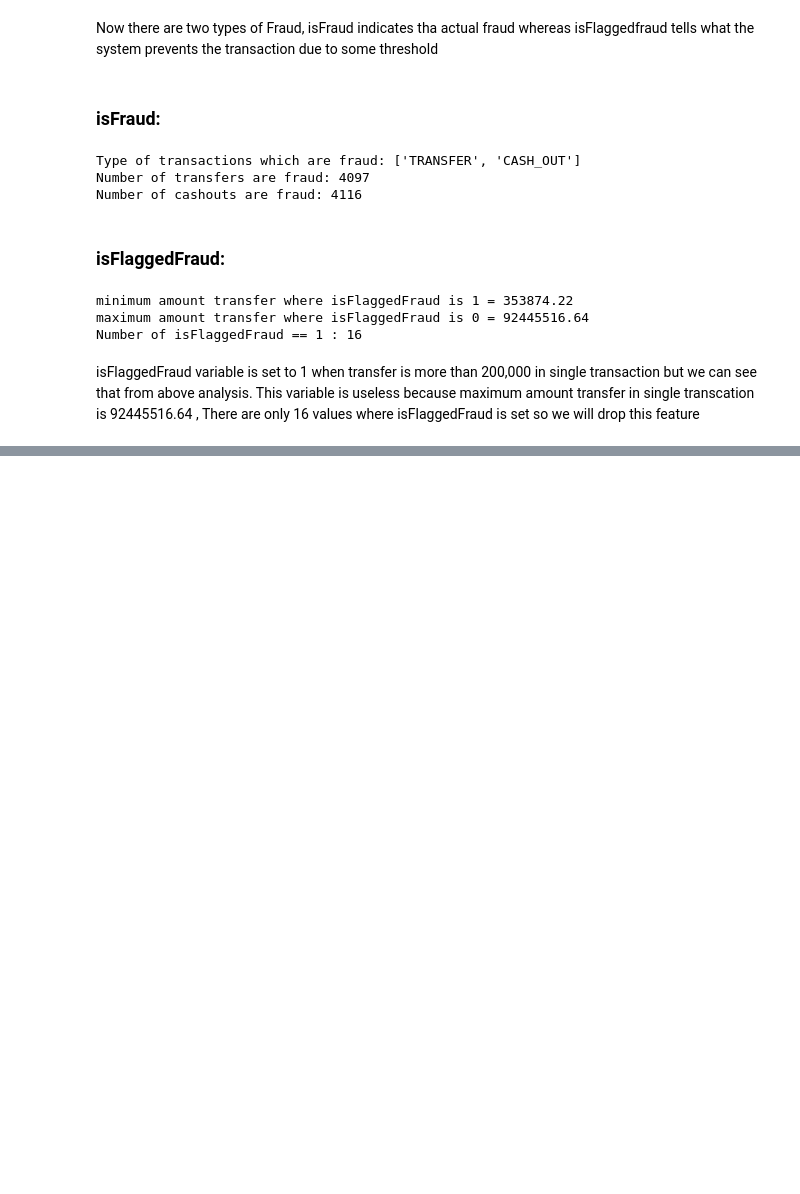
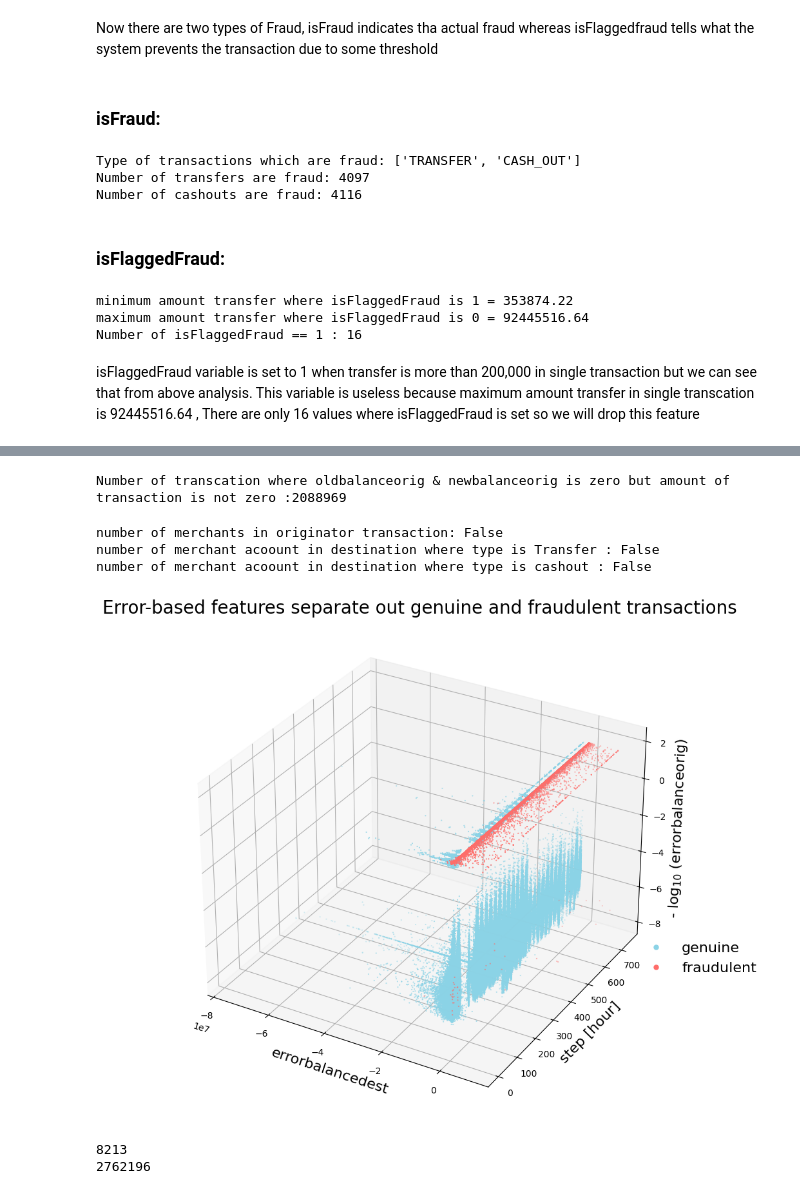
Before and after one commit to Sakhi29/Fraudulent-Transactions-Prediction, a Jupyter notebook: fraud_detection.ipynb, the cells around one changed output, grey strips where cells are left out. Saved outputs shown, nothing was run; the diff lists cells and outputs as text; code cells hidden in the pictures; blank space fills up the shorter version.

```diff
--- a/fraud_detection.ipynb
+++ b/fraud_detection.ipynb
@@ -107,0 +124,76 @@ isFlaggedFraud variable is set to 1 when transfer is more than 200,000 in single
+# %%
+zero_balance = list(df.loc[(df.oldbalanceOrg == 0) & (df.newbalanceOrig == 0) & (df.amount != 0)].type.values)
+
+print('Number of transcation where oldbalanceorig & newbalanceorig is zero but amount of transaction is not zero :{}'.format(len(zero_balance)))
+# %% [output]
+Number of transcation where oldbalanceorig & newbalanceorig is zero but amount of transaction is not zero :2088969
+# %%
+print('number of merchants in originator transaction: {}' .format(df.nameOrig.str.contains('M').any()))
+print('number of merchant acoount in destination where type is Transfer : {}' .format(df.loc[df.type =='TRANSFER'].nameDest.str.contains('M').any()))
+print('number of merchant acoount in destination where type is cashout : {}' .format(df.loc[df.type =='CASH_OUT'].nameDest.str.contains('M').any()))
+# %% [output]
+number of merchants in originator transaction: False
+number of merchant acoount in destination where type is Transfer : False
+number of merchant acoount in destination where type is cashout : False
+# %%
+x = df.loc[(df.type == 'TRANSFER') | (df.type == 'CASH_OUT')]
+y = x.isFraud
+x = x.drop(['isFraud','isFlaggedFraud','nameOrig','nameDest'],axis = 1)
+x['type']= x['type'].map({'TRANSFER':1,'CASH_OUT':2})
+# %%
+x.loc[(x.oldbalanceDest == 0) & (x.newbalanceDest == 0) & (x.amount != 0) ,['oldbalanceDest','newbalanceDest'] ] = -1
+x.loc[(x.oldbalanceOrg == 0) & (x.newbalanceOrig == 0) & (x.amount != 0) ,['oldbalanceOrg','newbalanceOrig'] ] = 0
+
+#imputing missing values
+# %%
+x['errorbalanceorig'] = x.newbalanceOrig + x.amount - x.oldbalanceOrg   # eg origin- oldbal = 10 ,newbal = 8 ,amount = 2 so, error =  8+2-10 = 0
+x['errorbalancedest'] = x.oldbalanceDest + x.amount - x.newbalanceDest   #eg - at dest its opposite , old bal = 8 ,new bal = 10 , amount = 2 :error = 8+2-10 = 0
+# %%
+x1 = 'errorbalancedest'
+y1 = 'step'
+z1= 'errorbalanceorig'
+zOffset = 0.02
+limit = len(x)
+
+sns.reset_orig()
+
+fig = plt.figure(figsize = (10, 12))
+ax = fig.add_subplot(111, projection='3d')
+
+ax.scatter(x.loc[y == 0, x1][:limit], x.loc[y == 0, y1][:limit], \
+  -np.log10(x.loc[y == 0, z1][:limit] + zOffset), c = '#8BD3E6', marker = '.', \
+  s = 1, label = 'genuine')
+
+ax.scatter(x.loc[y == 1, x1][:limit], x.loc[y == 1, y1][:limit], \
+  -np.log10(x.loc[y == 1, z1][:limit] + zOffset), c = '#FF6D6A', marker = '.', \
+  s = 1, label = 'fraudulent')
+
+ax.set_xlabel(x1, size = 16);
+ax.set_ylabel(y1 + ' [hour]', size = 16);
+ax.set_zlabel('- log$_{10}$ (' + z1 + ')', size = 16)
+ax.set_title('Error-based features separate out genuine and fraudulent \
+transactions', size = 20)
+
+plt.axis('tight')
+ax.grid(1)
+
+noFraudMarker = mlines.Line2D([], [], linewidth = 0, color='#8BD3E6', marker='.',
+                          markersize = 10, label='genuine')
+fraudMarker = mlines.Line2D([], [], linewidth = 0, color='#FF6D6A', marker='.',
+                          markersize = 10, label='fraudulent')
+
+plt.legend(handles = [noFraudMarker, fraudMarker], \
+           bbox_to_anchor = (1.20, 0.38 ), frameon = False, prop={'size': 16});
+
+plt.show()
+# %% [output]
+[figure, added]
+# %%
+xfraud = x.loc[y==1]
+xnotfraud = x.loc[y == 0]
+
+print(len(xfraud))
+print(len(xnotfraud))
+# %% [output]
+8213
+2762196
```
Also changed, not shown: parts of 6 cells of this notebook.
